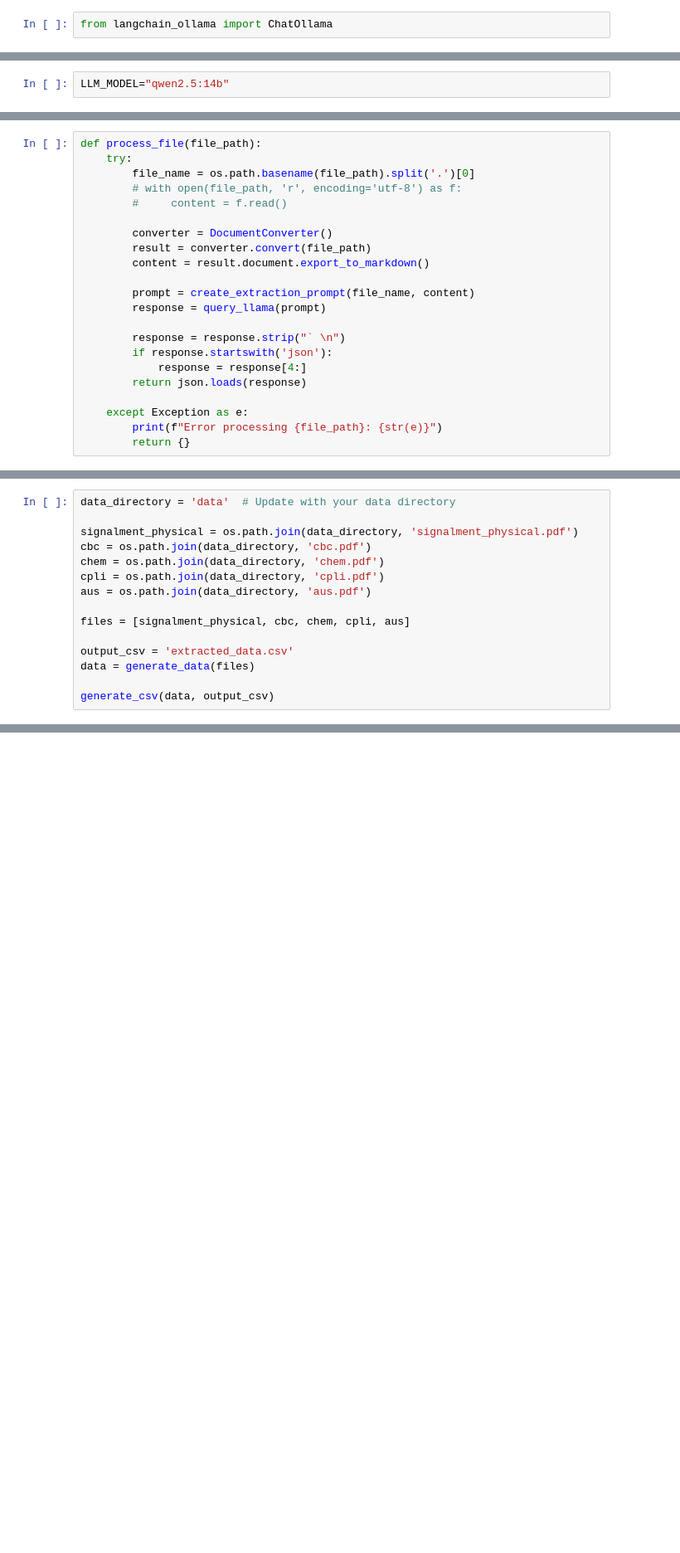
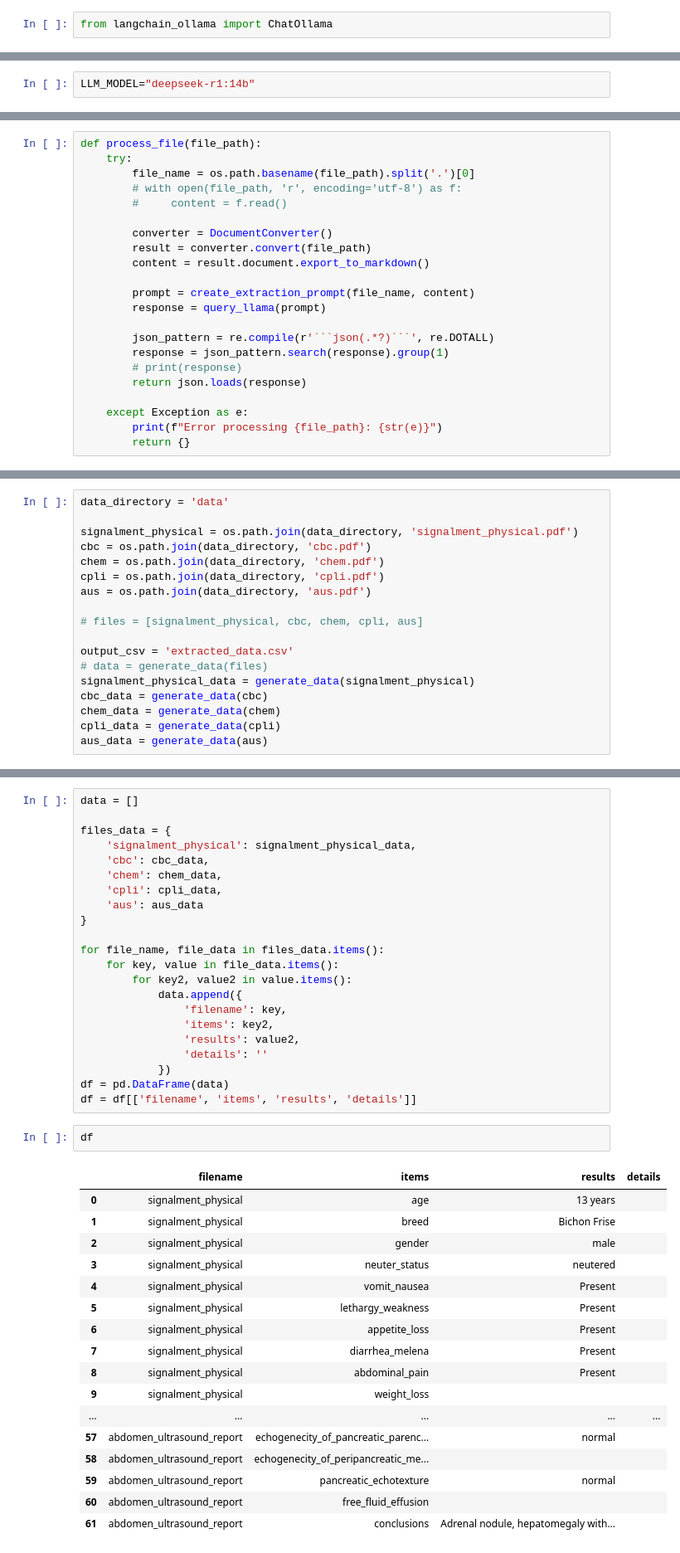
Before and after one commit to taugroup/cvm_llm_extraction, a Jupyter notebook: test.ipynb, the cells around one changed output, grey strips where cells are left out. Shown at 83% size. Cells and saved outputs as stored; diff of their text form; blank space fills up the shorter version.

````diff
--- a/test.ipynb
+++ b/test.ipynb
@@ -3,5 +6,5 @@ from langchain_ollama import ChatOllama
 # %%
-LLM_MODEL="qwen2.5:14b"
+LLM_MODEL="deepseek-r1:14b"
 # %%
 def get_llm():
     llm = ChatOllama(model=LLM_MODEL)
@@ -87,9 +102,9 @@ def process_file(file_path):
         prompt = create_extraction_prompt(file_name, content)
         response = query_llama(prompt)
 
-        response = response.strip("` \n")
-        if response.startswith('json'):
-            response = response[4:]
+        json_pattern = re.compile(r'```json(.*?)```', re.DOTALL)
+        response = json_pattern.search(response).group(1)
+        # print(response)
         return json.loads(response)
 
     except Exception as e:
@@ -130,5 +126,5 @@ def generate_csv(data, output_file):
 # %%
-data_directory = 'data'  # Update with your data directory
+data_directory = 'data'
 
 signalment_physical = os.path.join(data_directory, 'signalment_physical.pdf')
 cbc = os.path.join(data_directory, 'cbc.pdf')
@@ -136,10 +132,13 @@ chem = os.path.join(data_directory, 'chem.pdf')
 cpli = os.path.join(data_directory, 'cpli.pdf')
 aus = os.path.join(data_directory, 'aus.pdf')
 
-files = [signalment_physical, cbc, chem, cpli, aus]
+# files = [signalment_physical, cbc, chem, cpli, aus]
 
 output_csv = 'extracted_data.csv'
-data = generate_data(files)
-
-generate_csv(data, output_csv)
+# data = generate_data(files)
+signalment_physical_data = generate_data(signalment_physical)
+cbc_data = generate_data(cbc)
+chem_data = generate_data(chem)
+cpli_data = generate_data(cpli)
+aus_data = generate_data(aus)
 # %% [output]
@@ -164,0 +180,42 @@ Extraction completed. Results saved to extracted_data.csv
+# %%
+data = []
+
+files_data = {
+    'signalment_physical': signalment_physical_data,
+    'cbc': cbc_data,
+    'chem': chem_data,
+    'cpli': cpli_data,
+    'aus': aus_data
+}
+
+for file_name, file_data in files_data.items():
+    for key, value in file_data.items():
+        for key2, value2 in value.items():
+            data.append({
+                'filename': key,
+                'items': key2,
+                'results': value2,
+                'details': ''
+            })
+df = pd.DataFrame(data)
+df = df[['filename', 'items', 'results', 'details']]
+# %%
+df
+# %% [output]
+|  | filename | items | results | details |
+| 0 | signalment_physical | age | 13 years |  |
+| 1 | signalment_physical | breed | Bichon Frise |  |
+| 2 | signalment_physical | gender | male |  |
+| 3 | signalment_physical | neuter_status | neutered |  |
+| 4 | signalment_physical | vomit_nausea | Present |  |
+| 5 | signalment_physical | lethargy_weakness | Present |  |
+| 6 | signalment_physical | appetite_loss | Present |  |
+| 7 | signalment_physical | diarrhea_melena | Present |  |
+| 8 | signalment_physical | abdominal_pain | Present |  |
+| 9 | signalment_physical | weight_loss |  |  |
+| ... | ... | ... | ... | ... |
+| 57 | abdomen_ultrasound_report | echogenecity_of_pancreatic_parenc... | normal |  |
+| 58 | abdomen_ultrasound_report | echogenecity_of_peripancreatic_me... |  |  |
+| 59 | abdomen_ultrasound_report | pancreatic_echotexture | normal |  |
+| 60 | abdomen_ultrasound_report | free_fluid_effusion |  |  |
+| 61 | abdomen_ultrasound_report | conclusions | Adrenal nodule, hepatomegaly with... |  |
````
Also changed, not shown: parts of 7 cells of this notebook, 15 other files.
